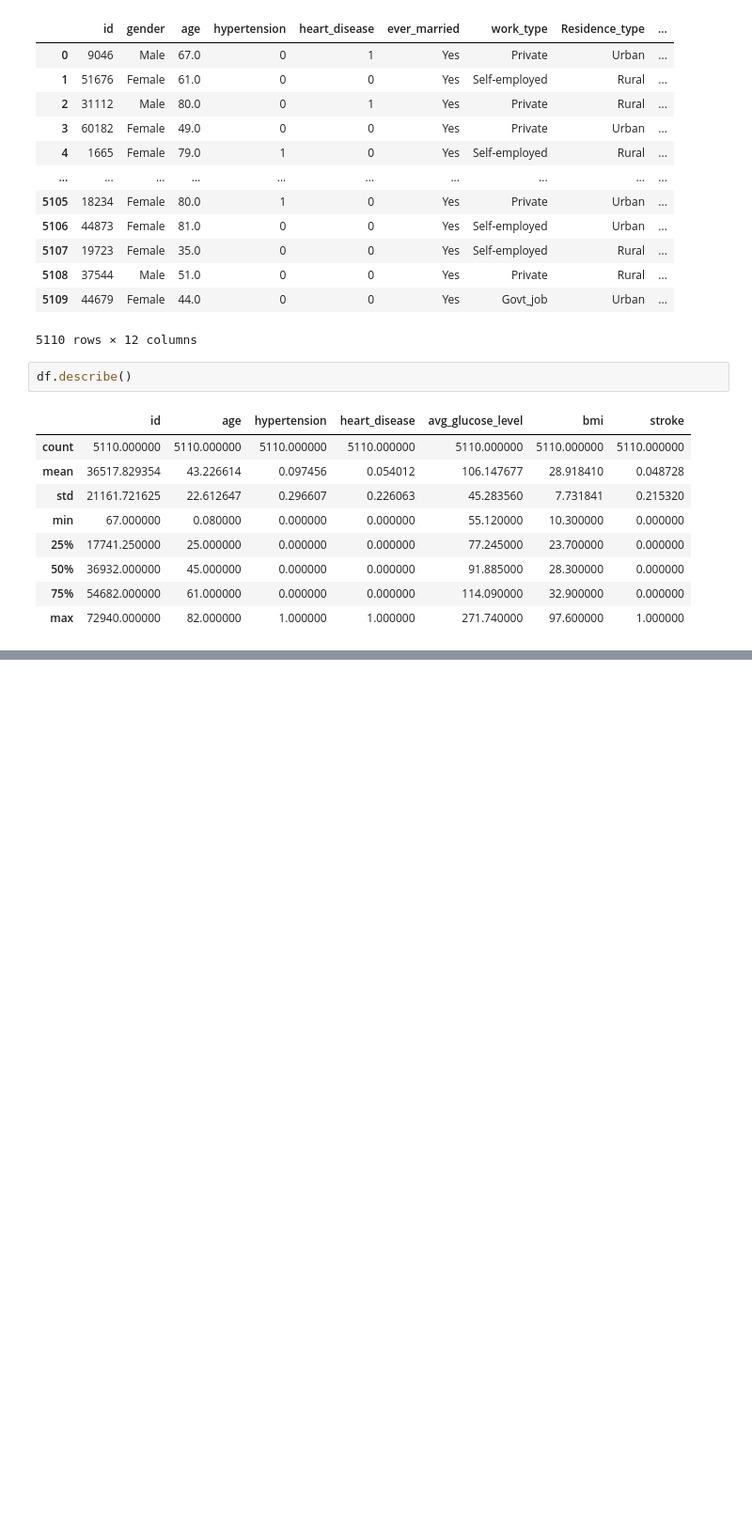
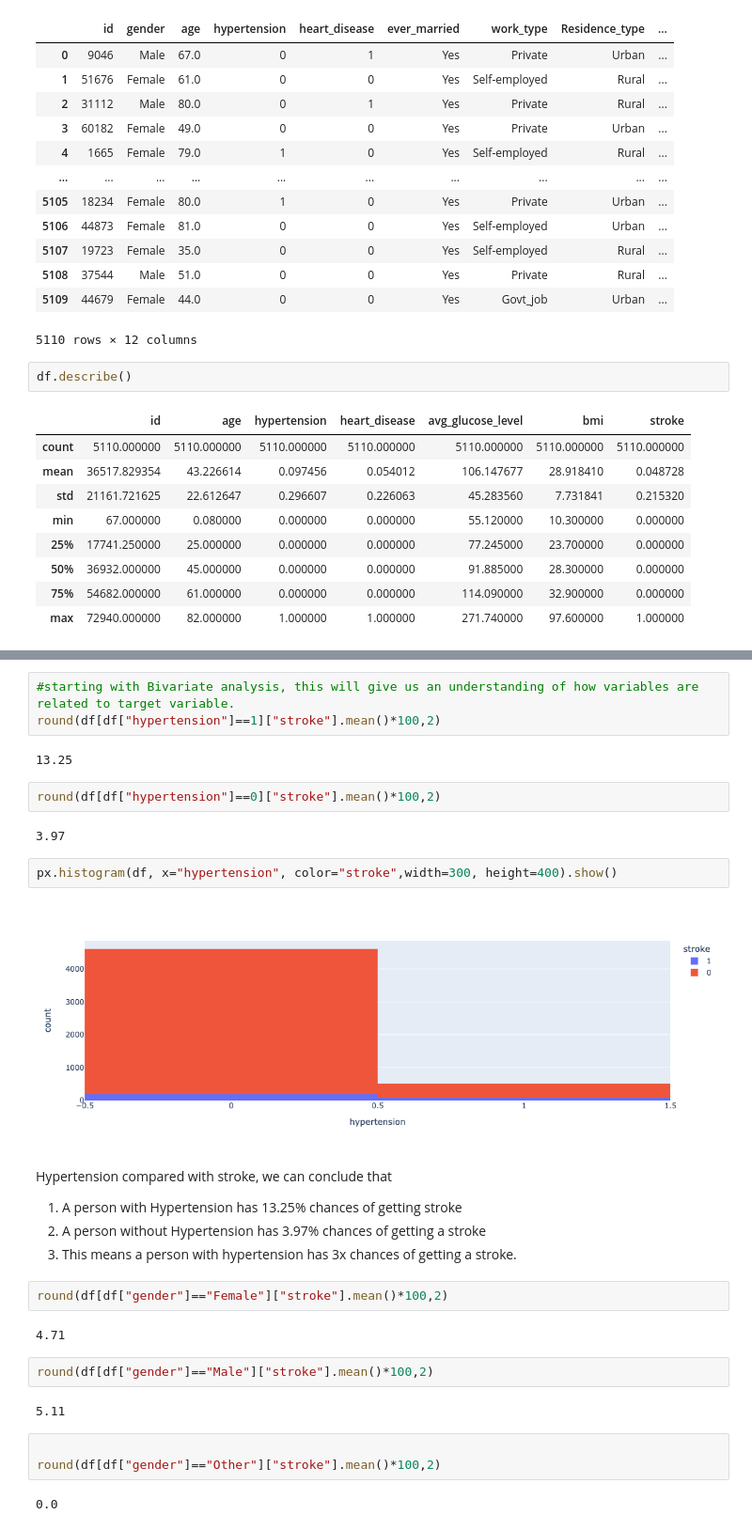
Before and after one commit to AkshayHanchate/Stroke_Prediction, a Jupyter notebook: Stroke_prediction.ipynb, the cells around one changed output, grey strips where cells are left out. Shown at 94% size. Saved outputs shown, nothing was run; the diff lists cells and outputs as text; blank space fills up the shorter version.

```diff
--- a/Stroke_prediction.ipynb
+++ b/Stroke_prediction.ipynb
@@ -143,0 +159,31 @@ df.describe()
+# %%
+#starting with Bivariate analysis, this will give us an understanding of how variables are related to target variable.
+round(df[df["hypertension"]==1]["stroke"].mean()*100,2)
+# %% [output]
+13.25
+# %%
+round(df[df["hypertension"]==0]["stroke"].mean()*100,2)
+# %% [output]
+3.97
+# %%
+px.histogram(df, x="hypertension", color="stroke",width=300, height=400).show()
+# %% [output]
+[figure, added]
+# %% [markdown]
+Hypertension compared with stroke, we can conclude that
+1. A person with Hypertension has 13.25% chances of getting stroke
+2. A person without Hypertension has 3.97% chances of getting a stroke
+3. This means a person with hypertension has 3x chances of getting a stroke.
+# %%
+round(df[df["gender"]=="Female"]["stroke"].mean()*100,2)
+# %% [output]
+4.71
+# %%
+round(df[df["gender"]=="Male"]["stroke"].mean()*100,2)
+# %% [output]
+5.11
+# %%
+
+round(df[df["gender"]=="Other"]["stroke"].mean()*100,2)
+# %% [output]
+0.0
```
Also changed, not shown: parts of 26 cells of this notebook.
